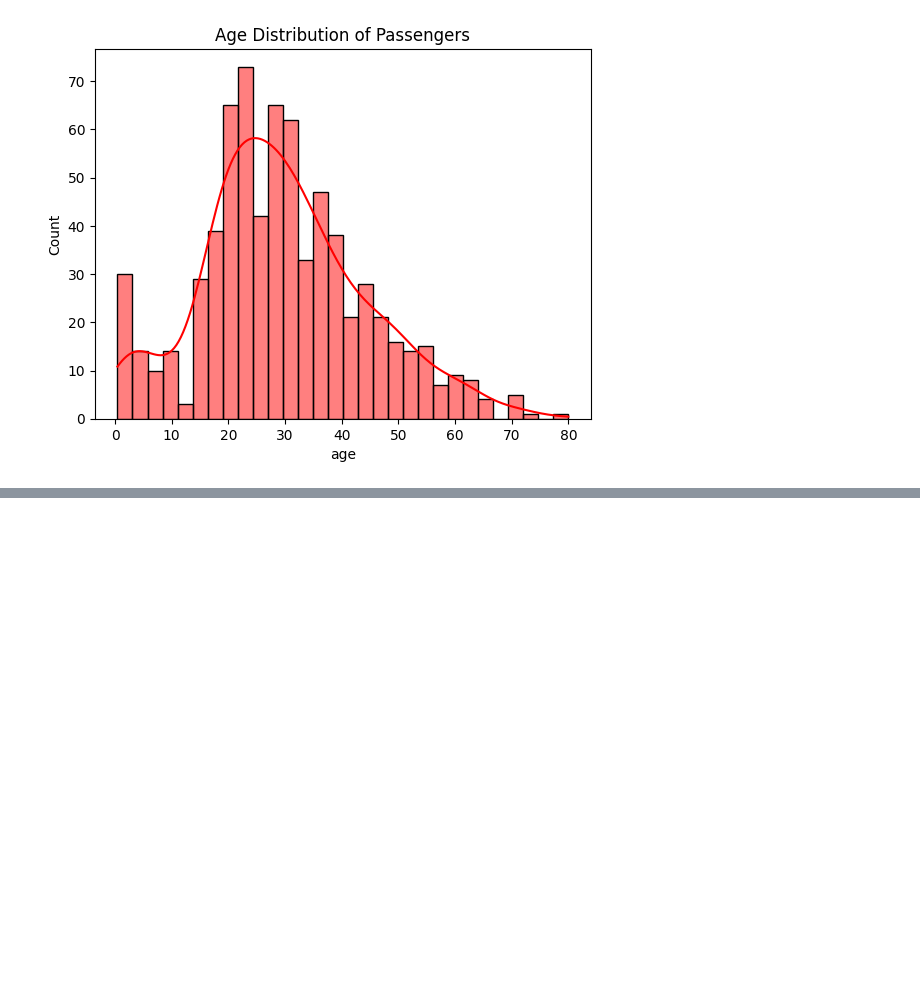
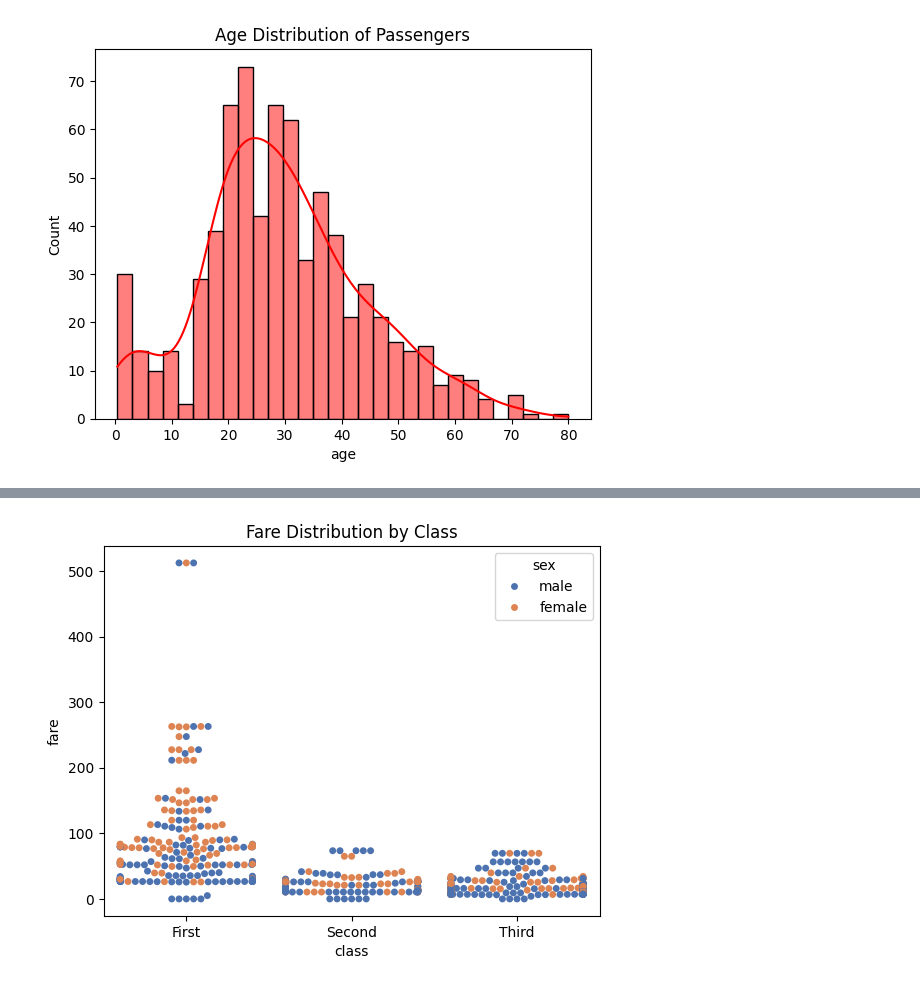
Before and after one commit to rohitpatel8874/analytics-python, a Jupyter notebook: Data Visualisation/graphs.ipynb, the cells around one changed output, grey strips where cells are left out. Cells and saved outputs as stored; diff of their text form; code cells hidden in the pictures; blank space fills up the shorter version.

```diff
--- a/Data Visualisation/graphs.ipynb
+++ b/Data Visualisation/graphs.ipynb
@@ -48,0 +73,7 @@ plt.show()
+# %%
+# 6. Swarmplot of fare distribution by class
+sns.swarmplot(data=df, x='class', y='fare', hue='sex', palette='deep')
+plt.title('Fare Distribution by Class')
+plt.show()
+# %% [output]
+[figure, added]
```
Also changed, not shown: parts of 18 cells of this notebook.
